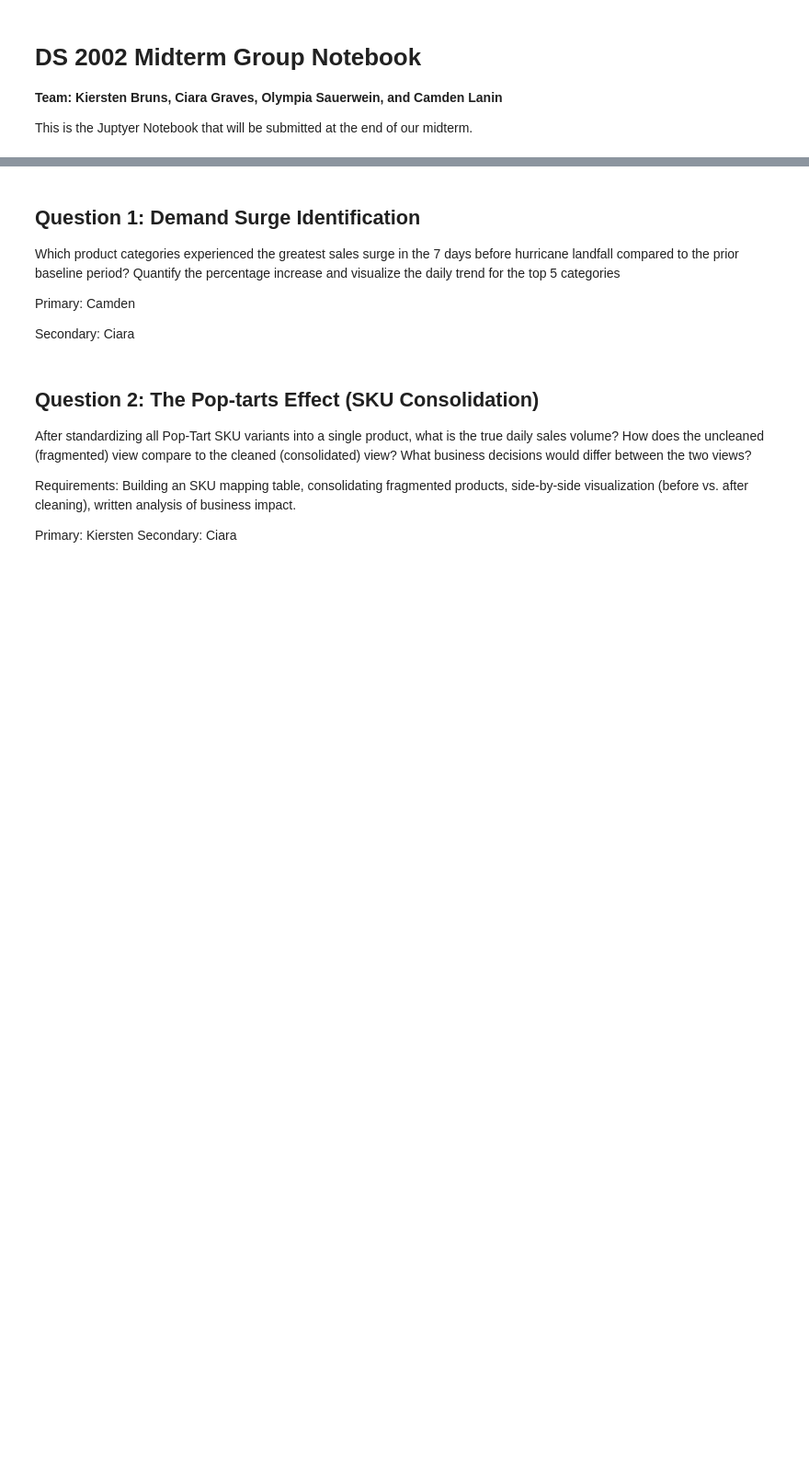
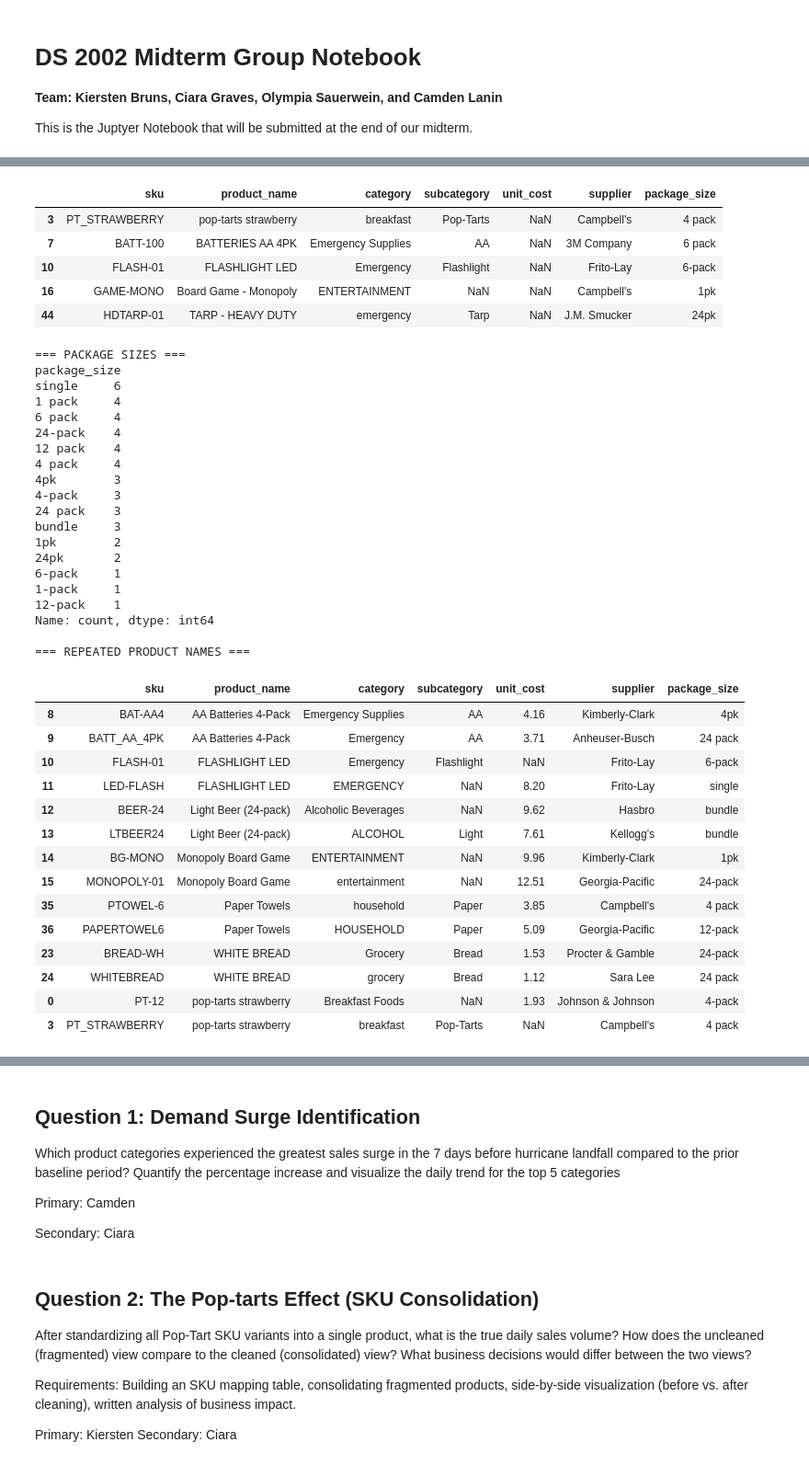
Before and after one commit to ciara-graves/walmart-hurricane-project, a Jupyter notebook: notebooks/DS2002_MidtermTeam_notebook.ipynb, the cells around one changed output, grey strips where cells are left out. Shown at 92% size. Drawn from its saved outputs; the diff is of its cells as text; code cells hidden in the pictures; blank space fills up the shorter version.

```diff
--- a/notebooks/DS2002_MidtermTeam_notebook.ipynb
+++ b/notebooks/DS2002_MidtermTeam_notebook.ipynb
@@ -6,0 +537,22 @@ This is the Juptyer Notebook that will be submitted at the end of our midterm.
+# %%
+print("=== CATEGORIES ===")
+print(product_catalog['category'].value_counts())
+
+print("\n=== SUBCATEGORIES ===")
+print(product_catalog['subcategory'].value_counts(dropna=False))
+
+print("\n=== MISSING UNIT COSTS ===")
+display(product_catalog[
+    product_catalog['unit_cost'].isna()
+])
+
+print("\n=== PACKAGE SIZES ===")
+print(product_catalog['package_size'].value_counts())
+
+print("\n=== REPEATED PRODUCT NAMES ===")
+display(
+    product_catalog[
+        product_catalog['product_name'].duplicated(keep=False)
+    ].sort_values('product_name')
+)
+# %% [output]
@@ -6,0 +576,41 @@ This is the Juptyer Notebook that will be submitted at the end of our midterm.
+|  | sku | product_name | category | subcategory | unit_cost | supplier | package_size |
+| 3 | PT_STRAWBERRY | pop-tarts strawberry | breakfast | Pop-Tarts | NaN | Campbell's | 4 pack |
+| 7 | BATT-100 | BATTERIES AA 4PK | Emergency Supplies | AA | NaN | 3M Company | 6 pack |
+| 10 | FLASH-01 | FLASHLIGHT LED | Emergency | Flashlight | NaN | Frito-Lay | 6-pack |
+| 16 | GAME-MONO | Board Game - Monopoly | ENTERTAINMENT | NaN | NaN | Campbell's | 1pk |
+| 44 | HDTARP-01 | TARP - HEAVY DUTY | emergency | Tarp | NaN | J.M. Smucker | 24pk |
+=== PACKAGE SIZES ===
+package_size
+single     6
+1 pack     4
+6 pack     4
+24-pack    4
+12 pack    4
+4 pack     4
+4pk        3
+4-pack     3
+24 pack    3
+bundle     3
+1pk        2
+24pk       2
+6-pack     1
+1-pack     1
+12-pack    1
+Name: count, dtype: int64
+
+=== REPEATED PRODUCT NAMES ===
+|  | sku | product_name | category | subcategory | unit_cost | supplier | package_size |
+| 8 | BAT-AA4 | AA Batteries 4-Pack | Emergency Supplies | AA | 4.16 | Kimberly-Clark | 4pk |
+| 9 | BATT_AA_4PK | AA Batteries 4-Pack | Emergency | AA | 3.71 | Anheuser-Busch | 24 pack |
+| 10 | FLASH-01 | FLASHLIGHT LED | Emergency | Flashlight | NaN | Frito-Lay | 6-pack |
+| 11 | LED-FLASH | FLASHLIGHT LED | EMERGENCY | NaN | 8.20 | Frito-Lay | single |
+| 12 | BEER-24 | Light Beer (24-pack) | Alcoholic Beverages | NaN | 9.62 | Hasbro | bundle |
+| 13 | LTBEER24 | Light Beer (24-pack) | ALCOHOL | Light | 7.61 | Kellogg's | bundle |
+| 14 | BG-MONO | Monopoly Board Game | ENTERTAINMENT | NaN | 9.96 | Kimberly-Clark | 1pk |
+| 15 | MONOPOLY-01 | Monopoly Board Game | entertainment | NaN | 12.51 | Georgia-Pacific | 24-pack |
+| 35 | PTOWEL-6 | Paper Towels | household | Paper | 3.85 | Campbell's | 4 pack |
+| 36 | PAPERTOWEL6 | Paper Towels | HOUSEHOLD | Paper | 5.09 | Georgia-Pacific | 12-pack |
+| 23 | BREAD-WH | WHITE BREAD | Grocery | Bread | 1.53 | Procter & Gamble | 24-pack |
+| 24 | WHITEBREAD | WHITE BREAD | grocery | Bread | 1.12 | Sara Lee | 24 pack |
+| 0 | PT-12 | pop-tarts strawberry | Breakfast Foods | NaN | 1.93 | Johnson & Johnson | 4-pack |
+| 3 | PT_STRAWBERRY | pop-tarts strawberry | breakfast | Pop-Tarts | NaN | Campbell's | 4 pack |
```
Also changed, not shown: parts of 55 cells of this notebook.
